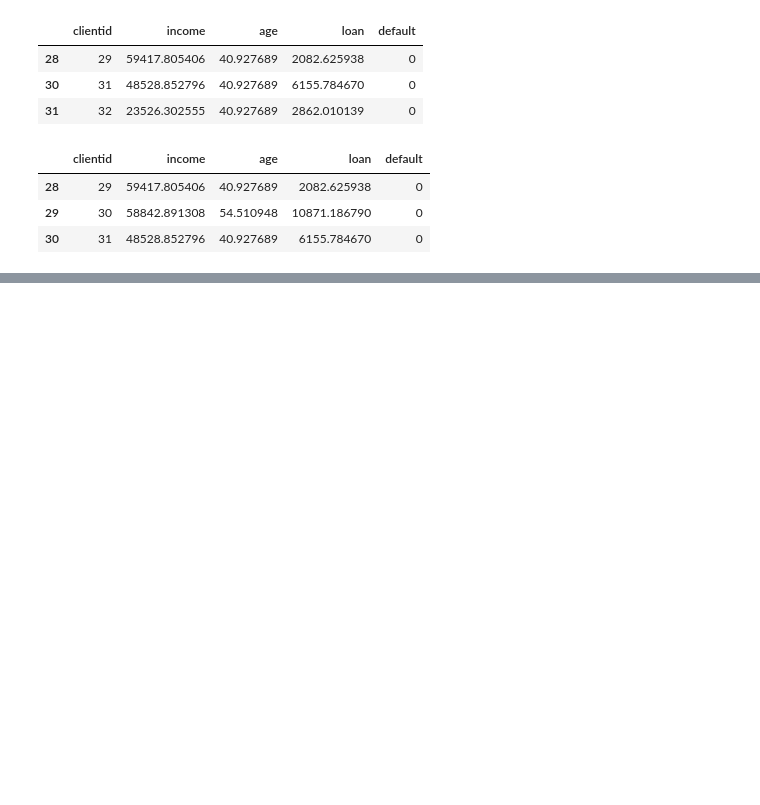
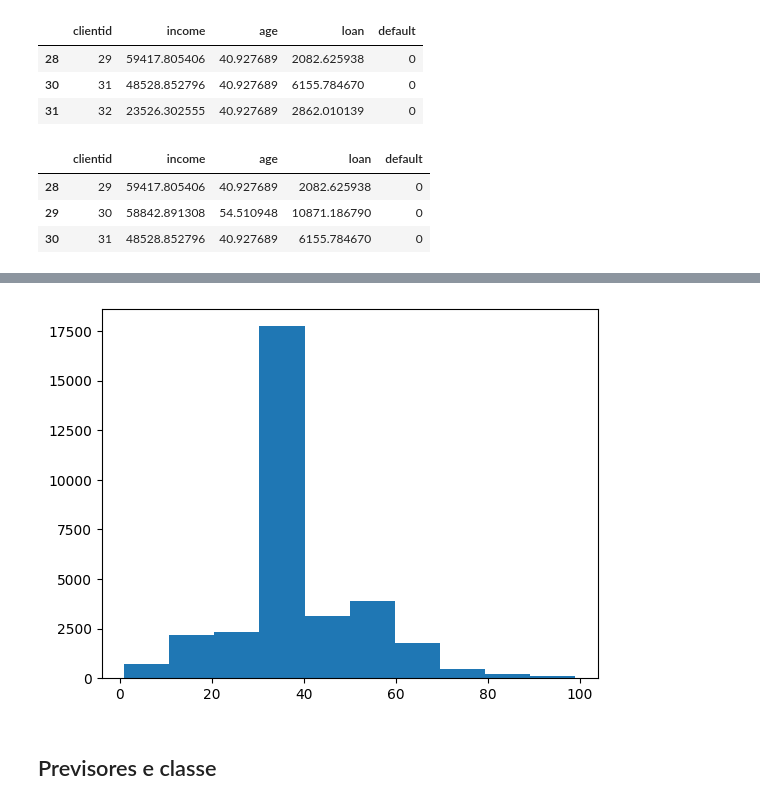
Before and after one commit to MatheeusPinheiro/classificacao, a Jupyter notebook: classificacao.ipynb, the cells around one changed output, grey strips where cells are left out. Cells and saved outputs as stored; diff of their text form; code cells hidden in the pictures; blank space fills up the shorter version.

```diff
--- a/classificacao.ipynb
+++ b/classificacao.ipynb
@@ -254,0 +404,4 @@ base_credit.loc[base_credit['clientid'].isin([29, 30, 31])]
+# %%
+plt.hist(x = base_census['hour-per-week']);
+# %% [output]
+[figure, added]
@@ -254,0 +420,2 @@ base_credit.loc[base_credit['clientid'].isin([29, 30, 31])]
+# %% [markdown]
+## Previsores e classe
```
Also changed, not shown: parts of 70 cells of this notebook, 3 other files.
